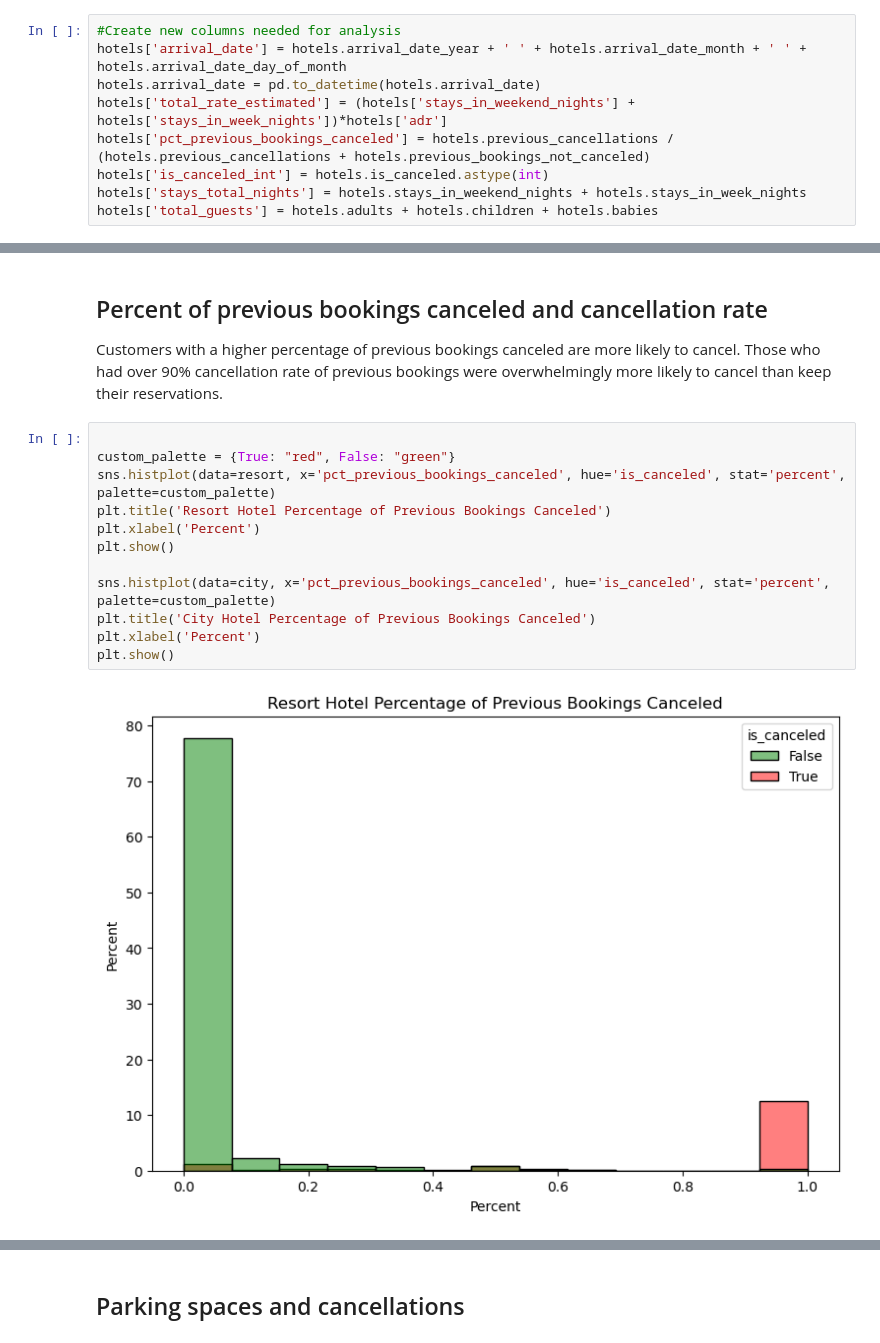
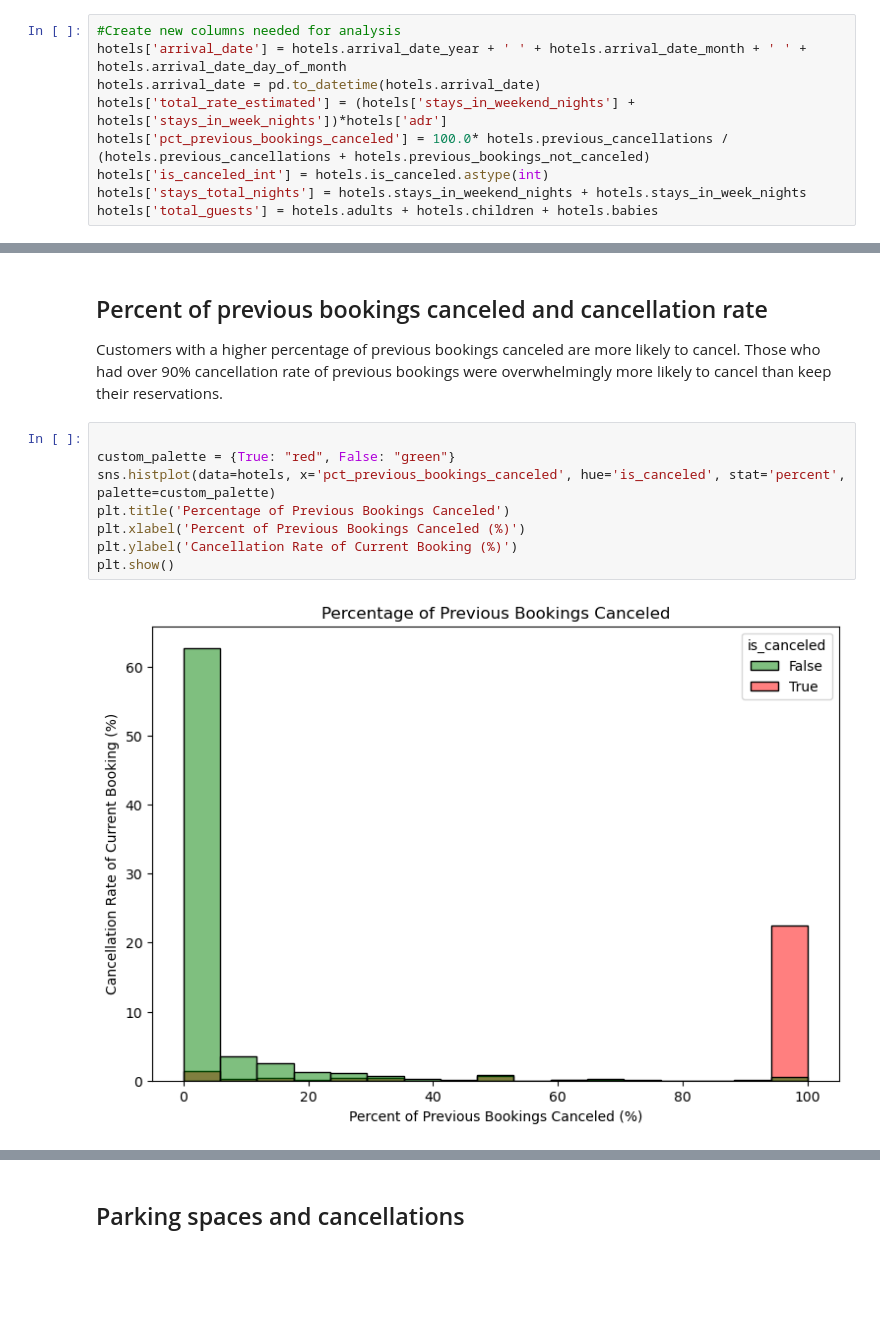
Before and after one commit to shawncheng8/Hotel-Reservations-Analysis-Project, a Jupyter notebook: Hotel Bookings Analysis Project - Presentation.ipynb, the cells around one changed output, grey strips where cells are left out. Drawn from its saved outputs; the diff is of its cells as text; blank space fills up the shorter version.

```diff
--- a/Hotel Bookings Analysis Project - Presentation.ipynb
+++ b/Hotel Bookings Analysis Project - Presentation.ipynb
@@ -103,7 +103,7 @@ dtype: object
 hotels['arrival_date'] = hotels.arrival_date_year + ' ' + hotels.arrival_date_month + ' ' + hotels.arrival_date_day_of_month
 hotels.arrival_date = pd.to_datetime(hotels.arrival_date)
 hotels['total_rate_estimated'] = (hotels['stays_in_weekend_nights'] + hotels['stays_in_week_nights'])*hotels['adr']
-hotels['pct_previous_bookings_canceled'] = hotels.previous_cancellations / (hotels.previous_cancellations + hotels.previous_bookings_not_canceled)
+hotels['pct_previous_bookings_canceled'] = 100.0* hotels.previous_cancellations / (hotels.previous_cancellations + hotels.previous_bookings_not_canceled)
 hotels['is_canceled_int'] = hotels.is_canceled.astype(int)
 hotels['stays_total_nights'] = hotels.stays_in_weekend_nights + hotels.stays_in_week_nights
 hotels['total_guests'] = hotels.adults + hotels.children + hotels.babies
@@ -529,14 +505,10 @@ Customers with a higher percentage of previous bookings canceled are more likely
 # %%
 
 custom_palette = {True: "red", False: "green"}
-sns.histplot(data=resort, x='pct_previous_bookings_canceled', hue='is_canceled', stat='percent', palette=custom_palette)
-plt.title('Resort Hotel Percentage of Previous Bookings Canceled')
-plt.xlabel('Percent')
+sns.histplot(data=hotels, x='pct_previous_bookings_canceled', hue='is_canceled', stat='percent', palette=custom_palette)
+plt.title('Percentage of Previous Bookings Canceled')
+plt.xlabel('Percent of Previous Bookings Canceled (%)')
+plt.ylabel('Cancellation Rate of Current Booking (%)')
 plt.show()
-
-sns.histplot(data=city, x='pct_previous_bookings_canceled', hue='is_canceled', stat='percent', palette=custom_palette)
-plt.title('City Hotel Percentage of Previous Bookings Canceled')
-plt.xlabel('Percent')
-plt.show()
 # %% [output]
-[figure, old version]
+[figure, new version]
```
Also changed, not shown: parts of 30 cells of this notebook.
